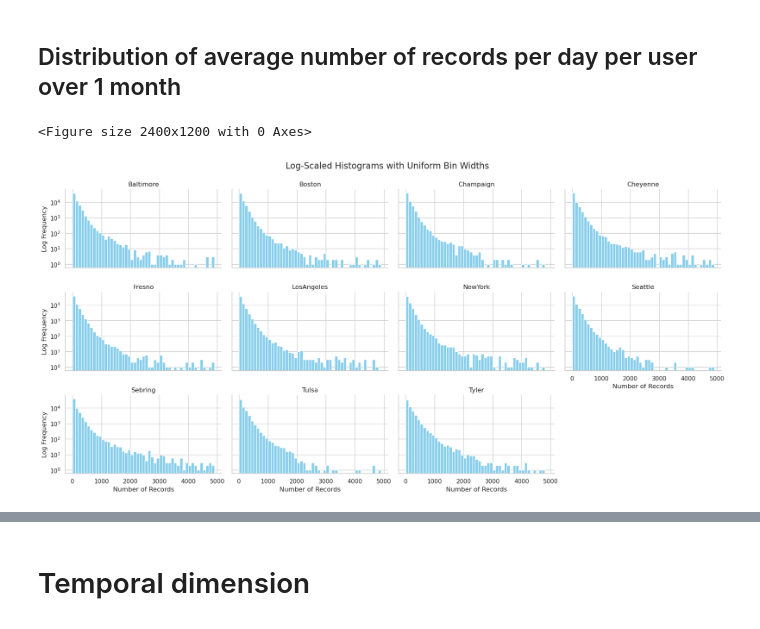
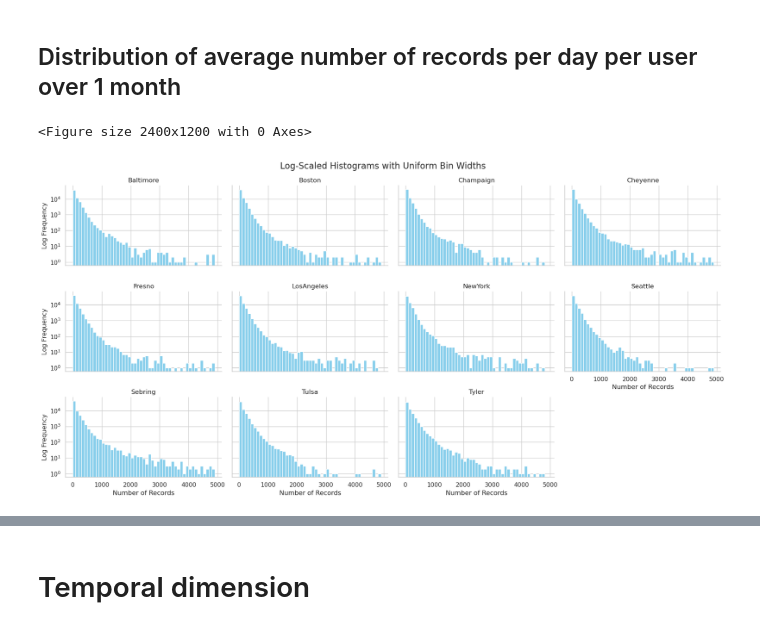
Before and after one commit to bigdata4mobility/reviewpaper, a Jupyter notebook: xinhua/02-plot.ipynb, the cells around one changed output, grey strips where cells are left out. Cells and saved outputs as stored; diff of their text form; code cells hidden in the pictures.

```diff
--- a/xinhua/02-plot.ipynb
+++ b/xinhua/02-plot.ipynb
@@ -133,24 +133,24 @@ plt.savefig('Figures/Number_of_Records_Per_Device_Over_Time_complete.png')
 # %%
 sampled_data = daily_metrics_df_complete[daily_metrics_df_complete.date.dt.month==1]  # Using JAN data
 
 plt.figure(figsize=(12, 6),dpi=200)
 sns.set(style="whitegrid")
 g = sns.FacetGrid(sampled_data, col="MSA", col_wrap=4, height=3, aspect=1.5)
 maximim_num_of_records = 5000
 bin_edges = np.arange(0, maximim_num_of_records, 100)
 g.map(plt.hist, "num_of_records", bins=bin_edges,color='skyblue', log=True)  # Using logarithmic scale
 
 # Further customize the plot
 g.set_titles("{col_name}")
 g.set_axis_labels("Number of Records", "Log Frequency")
 g.fig.subplots_adjust(top=0.9)  # Adjust subplot spacing
 g.fig.suptitle('Log-Scaled Histograms with Uniform Bin Widths', fontsize=16)
-
+plt.tight_layout()
 plt.savefig('Figures/Log_Scaled_Histograms_with_Uniform_Bin_Widths.png')
 plt.show()
 # %% [output]
 <Figure size 2400x1200 with 0 Axes>
-[figure, old version]
+[figure, new version]
 # %%
 # Alternative of a boxplot for comparison
 plt.figure(figsize=(12, 6),dpi=200)
```
Also changed, not shown: parts of 5 cells of this notebook, 6 other files.
